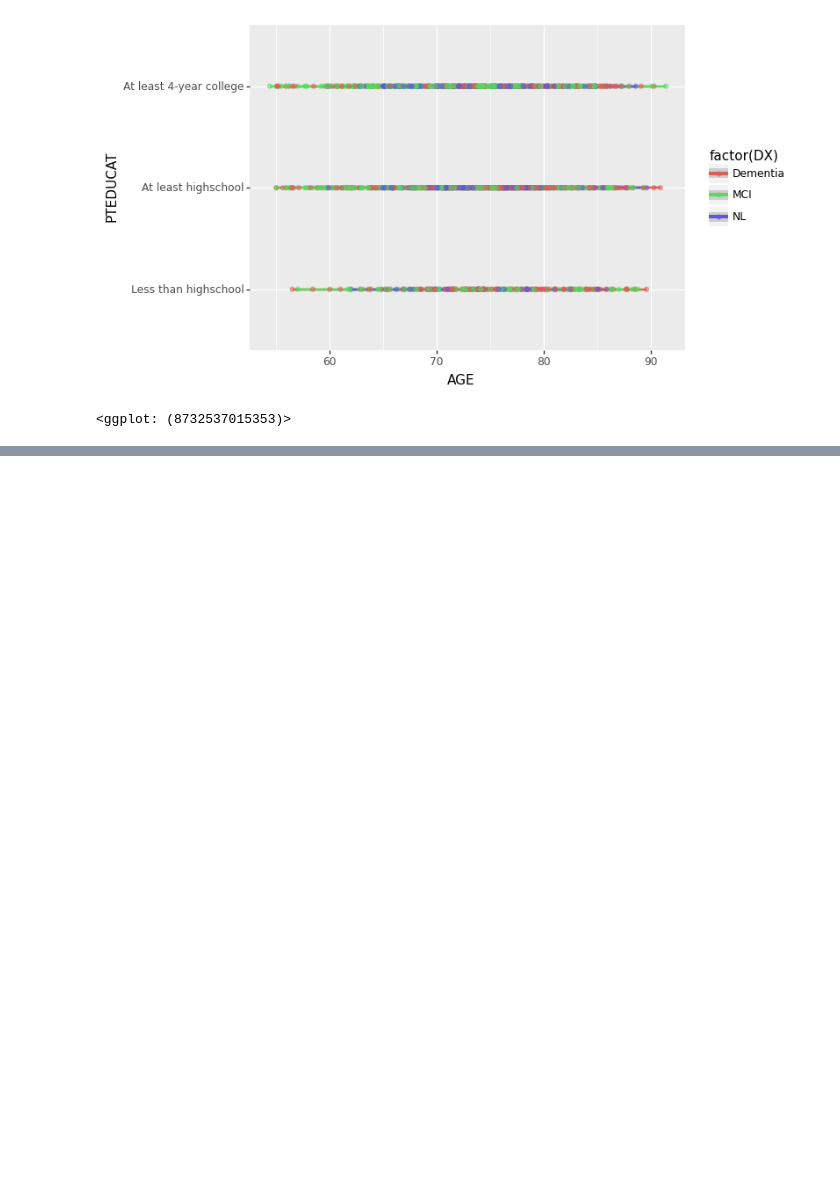
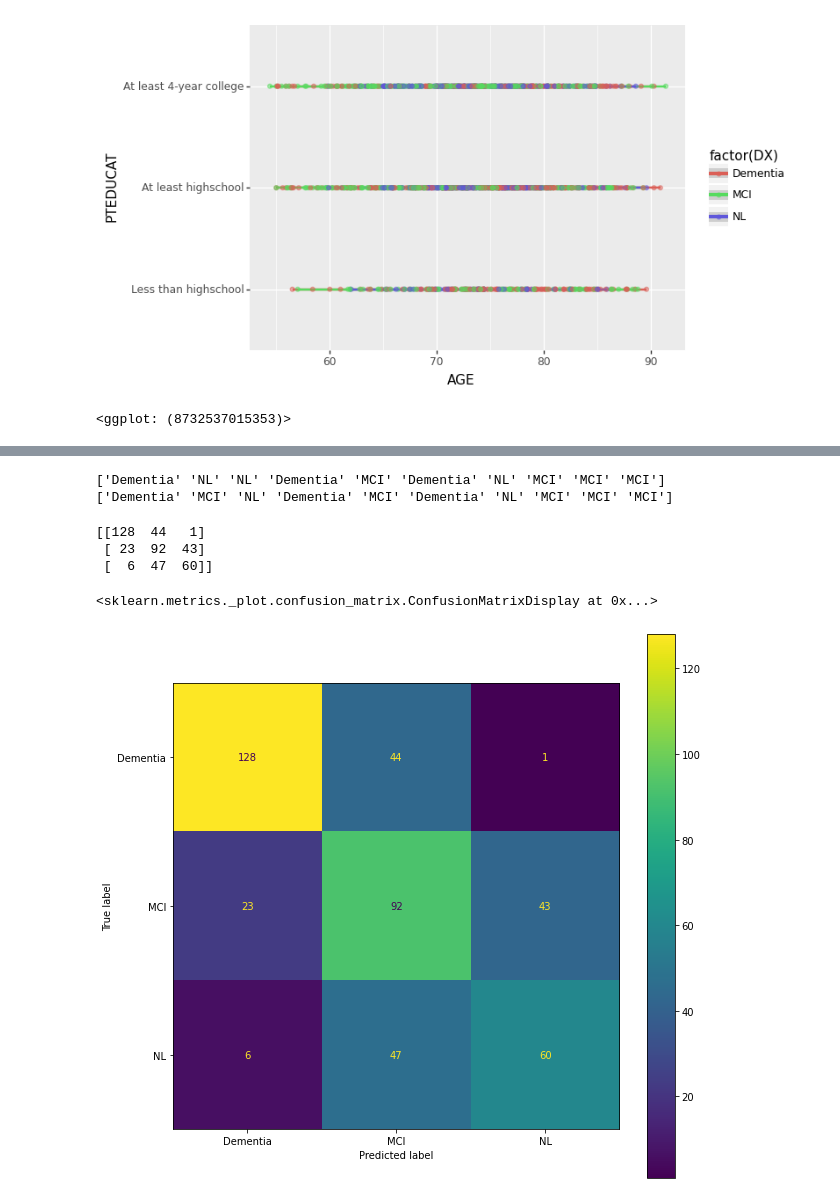
Before and after one commit to ArulselvanMadhavan/CSC508, a Jupyter notebook: A3_WorkingWithPatDataExploratoryDataAnalysis.ipynb, the cells around one changed output, grey strips where cells are left out. Saved outputs shown, nothing was run; the diff lists cells and outputs as text; code cells hidden in the pictures; blank space fills up the shorter version.

```diff
--- a/A3_WorkingWithPatDataExploratoryDataAnalysis.ipynb
+++ b/A3_WorkingWithPatDataExploratoryDataAnalysis.ipynb
@@ -700,3 +700,30 @@ Categories (3, object): ['Less than highschool' < 'At least highschool' < 'At le
 # %% [output]
 [figure]
 <ggplot: (8732537015353)>
+# %%
+from sklearn.tree import DecisionTreeClassifier # Import Decision Tree Classifier
+from sklearn.model_selection import train_test_split # Import train_test_split function
+from sklearn.ensemble import GradientBoostingClassifier
+from sklearn import metrics #Import scikit-learn metrics module for accuracy calculation
+from matplotlib import pyplot as plt
+
+data = PD2.dropna(subset=['DX']) # this drops all columns that have missing values in the DX column
+#print(data.isnull().sum())
+data = data.dropna()
+#print(data.isnull().sum())
+print(data.shape)
+labels = data["DX"]
+features = data.drop(columns=['DX'])
+features = features.drop(columns=['PTID'])
+print(features.dtypes)
+features_to_encode = list(features.select_dtypes(include = ['object','category']).columns)
+for f in features_to_encode:
+  #print(f)
+  z = pd.get_dummies(features[f], prefix=f) #get_dummies is the pandas function for one-hot-encoding
+  features = features.join(z) #append new columns
+  features = features.drop(columns=[f]) # remove original column
+
+#print(features.dtypes)
+features_train, features_test, labels_train, labels_test = train_test_split(features, labels, test_size=0.3, random_state=42) # 70% training and 30% test
+gb = GradientBoostingClassifier(n_estimators = 100, max_features = "auto", random_state = 42)
+gb = gb.fit(features_train, labels_train)
@@ -702,0 +747,21 @@ Categories (3, object): ['Less than highschool' < 'At least highschool' < 'At le
+# %%
+labels_pred = gb.predict(features_test)
+# %%
+# Look at the predicted values.
+print(labels_pred[:10])
+# And the real values.
+print(labels_test.to_numpy(dtype=object)[:10])
+#See how many correct predictions there are among the first 10 patients.
+# %% [output]
+['Dementia' 'NL' 'NL' 'Dementia' 'MCI' 'Dementia' 'NL' 'MCI' 'MCI' 'MCI']
+['Dementia' 'MCI' 'NL' 'Dementia' 'MCI' 'Dementia' 'NL' 'MCI' 'MCI' 'MCI']
+# %%
+print(metrics.confusion_matrix(labels_test, labels_pred))
+fig, ax = plt.subplots(figsize=(10, 10))
+metrics.plot_confusion_matrix(gb, features_test, labels_test, values_format = '.5g', ax=ax)
+# %% [output]
+[[128  44   1]
+ [ 23  92  43]
+ [  6  47  60]]
+<sklearn.metrics._plot.confusion_matrix.ConfusionMatrixDisplay at 0x...>
+[figure, added]
```
Also changed, not shown: parts of 6 cells of this notebook.
